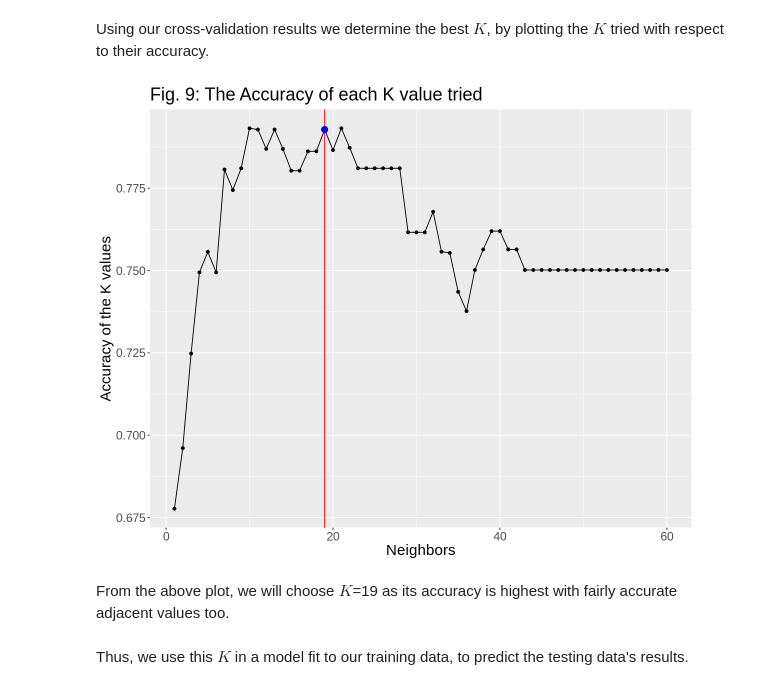
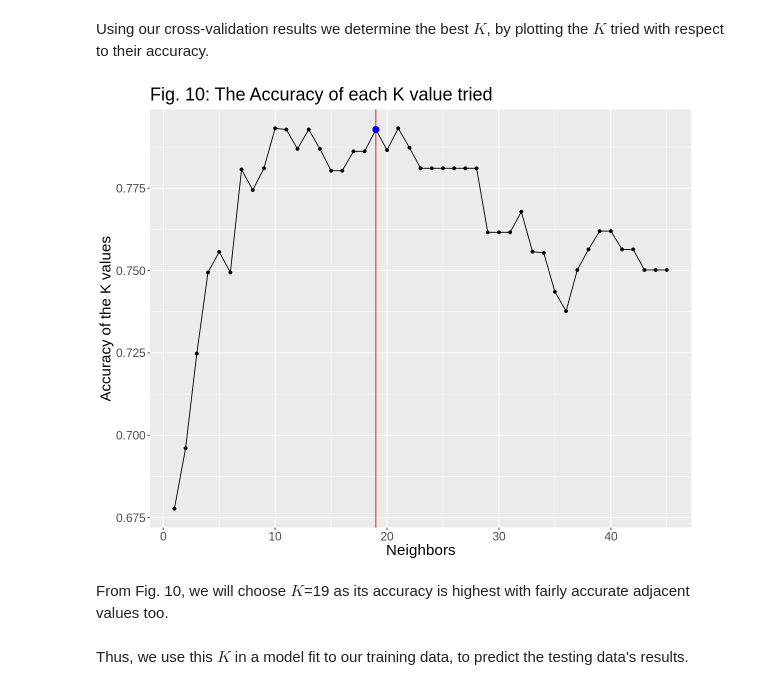
Before and after one commit to chenjerry623/DSCI100-Group17-Project, a Jupyter notebook: Group-17-Project.ipynb, the cells around one changed output. Saved outputs shown, nothing was run; the diff lists cells and outputs as text; code cells hidden in the pictures.

```diff
--- a/Group-17-Project.ipynb
+++ b/Group-17-Project.ipynb
@@ -177,7 +177,7 @@ exercise_angina <- ggplot(exercise_train, aes(x = exercise_angina)) +
     geom_bar(aes(fill = result)) +
     xlab("Angina During Exercise") +
     ylab("Count") +
-    labs(fill = "Heart Disease Status") +
+    labs(fill = "Heart Disease Diagnosis") +
     theme(text = element_text(size = 16))
 exercise_angina
 
@@ -187,7 +187,7 @@ exercise_st_plot <- ggplot(exercise_train, aes(x = exercise_st)) +
     geom_histogram(aes(fill = result)) +
     xlab("ST Depression Induced By Exercise") +
     ylab("Count") +
-    labs(fill = "Heart Disease Status") +
+    labs(fill = "Heart Disease Diagnosis") +
     theme(text = element_text(size = 16))
 exercise_st_plot
 
@@ -196,7 +196,7 @@ exercise_slope_plot <- ggplot(exercise_train, aes(x = exercise_slope)) +
     geom_bar(aes(fill = result)) +
     xlab("Peak ST Segment Slope") +
     ylab("Count") +
-    labs(fill = "Heart Disease Status") +
+    labs(fill = "Heart Disease Diagnosis") +
     theme(text = element_text(size = 16))
 exercise_slope_plot
 # %% [output]
@@ -445,7 +449,7 @@ exercise_vfold <- vfold_cv(exercise_train, v = 10, strata = result)
 
 # Creating a subset of K values to try.
 
-k_to_try <- tibble(neighbors = seq(from = 1, to = 60, by = 1))
+k_to_try <- tibble(neighbors = seq(from = 1, to = 45, by = 1))
 
 # Creating a workflow to determine the best K.
 
@@ -459,29 +463,28 @@ Using our cross-validation results we determine the best $K$, by plotting the $K
 # %%
 accuracy_of_k_exercise <- exercise_model_workflow |>
                     filter(.metric == "accuracy")
 
 # Making a plot of the accuracy to use to determine the best K for this analysis.
 
 highest_accuracy <- accuracy_of_k_exercise |>
                 filter(neighbors == 19) |>
                 select(mean) |>
                 pull()
 
 accuracy_plot_exercise <- accuracy_of_k_exercise |>
                     ggplot(aes(x = neighbors, y = mean)) +
                     geom_point() +
                     geom_line() +
                     geom_vline(xintercept = 19, colour = "red") +
                     geom_point(aes(x = 19, y = highest_accuracy), size = 3, colour = "blue") +
                     labs(x = "Neighbors", y = "Accuracy of the K values") +
-                    ggtitle("Fig. 9: The Accuracy of each K value tried") +
+                    ggtitle("Fig. 10: The Accuracy of each K value tried") +
                     theme(text = element_text(size = 18))
-
 accuracy_plot_exercise
 # %% [output]
-[figure, old version]
+[figure, new version]
 # %% [markdown]
-From the above plot, we will choose $K$=19 as its accuracy is highest with fairly accurate adjacent values too.
+From Fig. 10, we will choose $K$=19 as its accuracy is highest with fairly accurate adjacent values too.
 # %% [markdown]
 Thus, we use this $K$ in a model fit to our training data, to predict the testing data's results.
 # %%
```
Also changed, not shown: parts of 38 cells of this notebook.
